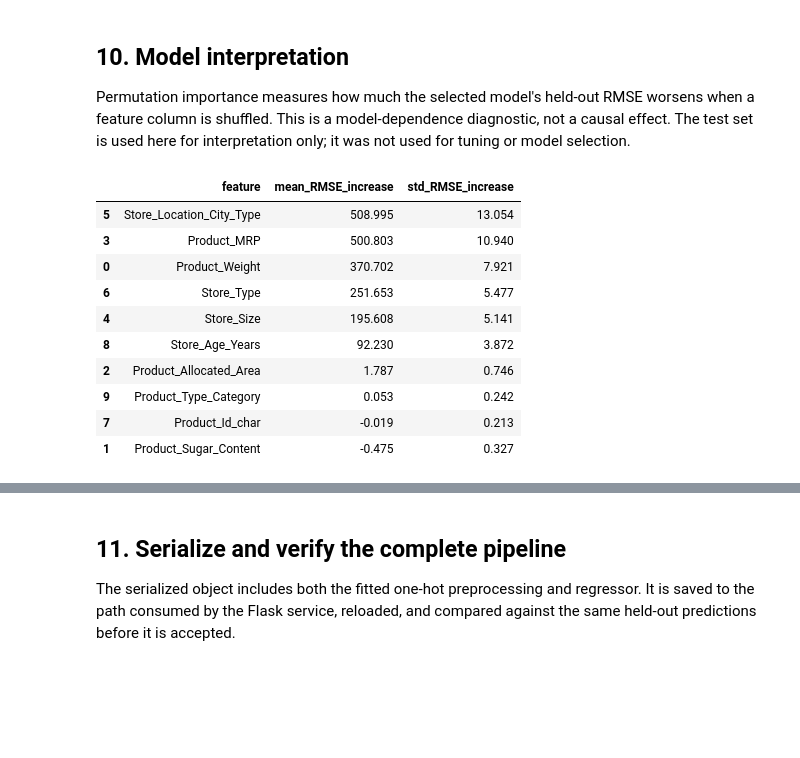
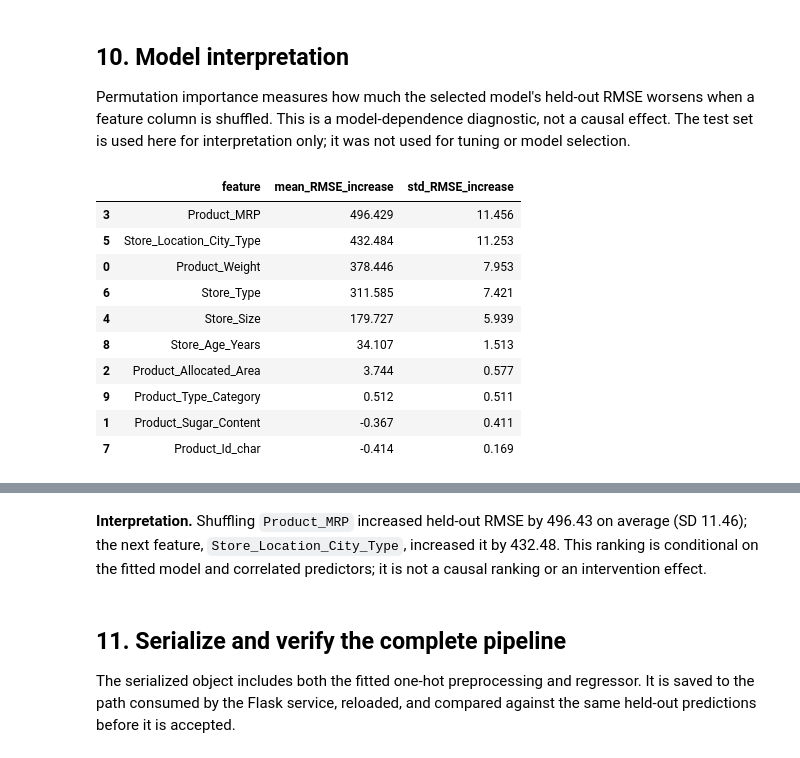
Before and after one commit to stevemofor-cmd/SuperKart-Sales-Studio, a Jupyter notebook: Steve_SuperKart_Full_Code_Submission.ipynb, the cells around one changed output, grey strips where cells are left out. Cells and saved outputs as stored; diff of their text form; code cells hidden in the pictures; blank space fills up the shorter version.

```diff
--- a/Steve_SuperKart_Full_Code_Submission.ipynb
+++ b/Steve_SuperKart_Full_Code_Submission.ipynb
@@ -556,16 +571,16 @@ RandomizedSearchCV samples 20 configurations per model from predeclared candidat
 # Keep the randomized search bounded and confined to training-fold CV.
 parameter_spaces = {
     'Random Forest': {
-        'model__n_estimators': [120, 200],
-        'model__max_depth': [None, 12, 20],
-        'model__min_samples_leaf': [1, 2, 4],
-        'model__max_features': ['sqrt', 0.7, 1.0],
+        'model__n_estimators': [250, 400, 600, 900],
+        'model__max_depth': [None, 12, 20, 32, 48],
+        'model__min_samples_leaf': [1, 2, 4, 8],
+        'model__max_features': ['sqrt', 0.5, 0.75, 1.0],
     },
     'Gradient Boosting': {
-        'model__n_estimators': [100, 150, 200],
-        'model__learning_rate': [0.03, 0.05, 0.1],
-        'model__max_depth': [2, 3],
-        'model__min_samples_leaf': [2, 4],
+        'model__n_estimators': [100, 200, 350, 500],
+        'model__learning_rate': [0.01, 0.03, 0.05, 0.08, 0.12, 0.2],
+        'model__max_depth': [2, 3, 4, 5, 6],
+        'model__min_samples_leaf': [1, 2, 4, 8],
     },
 }
 
@@ -575,11 +590,11 @@ for name, estimator in estimators.items():
     search = RandomizedSearchCV(
         estimator=make_pipeline(estimator),
         param_distributions=parameter_spaces[name],
-        n_iter=20,
+        n_iter=18,
         scoring='neg_root_mean_squared_error',
         cv=cv,
         random_state=42,
-        n_jobs=2,
+        n_jobs=1,
         refit=True,
         return_train_score=True,
         error_score='raise',
@@ -600,6 +615,20 @@ display(tuning_results.round(3))
 for name, search in tuned_searches.items():
     parameter_lines = '\n'.join(f"- `{key}`: `{value}`" for key, value in sorted(search.best_params_.items()))
     display(Markdown(f"**{name} selected parameters**\n\n{parameter_lines}"))
+boundary_rows = []
+for model_name, fitted_search in tuned_searches.items():
+    numeric_edges = []
+    for parameter, candidates in parameter_spaces[model_name].items():
+        numeric_candidates = [value for value in candidates if isinstance(value, (int, float))]
+        if len(numeric_candidates) >= 2 and fitted_search.best_params_[parameter] in {min(numeric_candidates), max(numeric_candidates)}:
+            numeric_edges.append(f"{parameter}={fitted_search.best_params_[parameter]}")
+    boundary_rows.append({'model': model_name, 'selected_numeric_edges': ', '.join(numeric_edges) or 'None'})
+display(pd.DataFrame(boundary_rows))
+boundary_limits = [f"{row['model']}: {row['selected_numeric_edges']}" for row in boundary_rows if row['selected_numeric_edges'] != 'None']
+if boundary_limits:
+    display(Markdown('**Search-range limitation:** selected values at numeric edges are ' + '; '.join(boundary_limits) + '. These candidates need further range testing; they are not established optima.'))
+else:
+    display(Markdown('No selected numeric hyperparameter was at a search boundary in these sampled configurations. This randomized search still does not establish a global optimum.'))
 initial_rmse_by_model = initial_comparison.set_index('model')['CV_RMSE_mean']
 tuning_comments = []
 for _, tuned_row in tuning_results.iterrows():
@@ -619,7 +648,7 @@ display(Markdown(
     + "\n".join(tuning_comments)
     + f"\n\nThe best tuned CV result is **{best_tuned_row['model']}** at {best_tuned_row['best_CV_RMSE']:,.2f}, "
     + f"{float(second_tuned_row['best_CV_RMSE']) - float(best_tuned_row['best_CV_RMSE']):,.2f} RMSE below "
-    + f"{second_tuned_row['model']}. Each search sampled 20 settings with {cv.n_splits}-fold CV; this bounded randomized search does not establish a global optimum."
+    + f"{second_tuned_row['model']}. Each search sampled 18 settings from broad ranges with {cv.n_splits}-fold CV; this bounded randomized search does not establish a global optimum."
 ))
 # %% [output]
 |  | model | best_train_RMSE | best_CV_RMSE | CV_minus_train_RMSE | search_seconds |
@@ -743,34 +776,43 @@ Permutation importance measures how much the selected model's held-out RMSE wors
 # %%
 importance = permutation_importance(
     final_model, X_test, y_test,
     scoring='neg_root_mean_squared_error',
     n_repeats=5, random_state=42, n_jobs=2,
 )
 importance_table = pd.DataFrame({
     'feature': X_test.columns,
     'mean_RMSE_increase': importance.importances_mean,
     'std_RMSE_increase': importance.importances_std,
 }).sort_values('mean_RMSE_increase', ascending=False)
 display(importance_table.round(3))
 sns.barplot(data=importance_table.head(10), x='mean_RMSE_increase', y='feature', color='#4c9f70')
 plt.title('Permutation importance on the holdout set')
 plt.xlabel('Increase in RMSE after shuffling')
 plt.ylabel('Feature')
 plt.tight_layout()
 show_figure(plt.gcf(), alt_text='Top permutation-importance features ranked by increase in holdout RMSE.')
+top_importance = importance_table.iloc[0]
+next_importance = importance_table.iloc[1]
+display(Markdown(
+    f"**Interpretation.** Shuffling `{top_importance['feature']}` increased held-out RMSE by "
+    f"{top_importance['mean_RMSE_increase']:.2f} on average (SD {top_importance['std_RMSE_increase']:.2f}); "
+    f"the next feature, `{next_importance['feature']}`, increased it by {next_importance['mean_RMSE_increase']:.2f}. "
+    "This ranking is conditional on the fitted model and correlated predictors; it is not a causal ranking or an intervention effect."
+))
 # %% [output]
 |  | feature | mean_RMSE_increase | std_RMSE_increase |
-| 5 | Store_Location_City_Type | 508.995 | 13.054 |
-| 3 | Product_MRP | 500.803 | 10.940 |
-| 0 | Product_Weight | 370.702 | 7.921 |
-| 6 | Store_Type | 251.653 | 5.477 |
-| 4 | Store_Size | 195.608 | 5.141 |
-| 8 | Store_Age_Years | 92.230 | 3.872 |
-| 2 | Product_Allocated_Area | 1.787 | 0.746 |
-| 9 | Product_Type_Category | 0.053 | 0.242 |
-| 7 | Product_Id_char | -0.019 | 0.213 |
-| 1 | Product_Sugar_Content | -0.475 | 0.327 |
+| 3 | Product_MRP | 496.429 | 11.456 |
+| 5 | Store_Location_City_Type | 432.484 | 11.253 |
+| 0 | Product_Weight | 378.446 | 7.953 |
+| 6 | Store_Type | 311.585 | 7.421 |
+| 4 | Store_Size | 179.727 | 5.939 |
+| 8 | Store_Age_Years | 34.107 | 1.513 |
+| 2 | Product_Allocated_Area | 3.744 | 0.577 |
+| 9 | Product_Type_Category | 0.512 | 0.511 |
+| 1 | Product_Sugar_Content | -0.367 | 0.411 |
+| 7 | Product_Id_char | -0.414 | 0.169 |
 [interactive output not drawn]
+**Interpretation.** Shuffling `Product_MRP` increased held-out RMSE by 496.43 on average (SD 11.46); the next feature, `Store_Location_City_Type`, increased it by 432.48. This ranking is conditional on the fitted model and correlated predictors; it is not a causal ranking or an intervention effect.
 # %% [markdown]
 ## 11. Serialize and verify the complete pipeline
 
```
Also changed, not shown: parts of 19 cells of this notebook, 4 other files.
